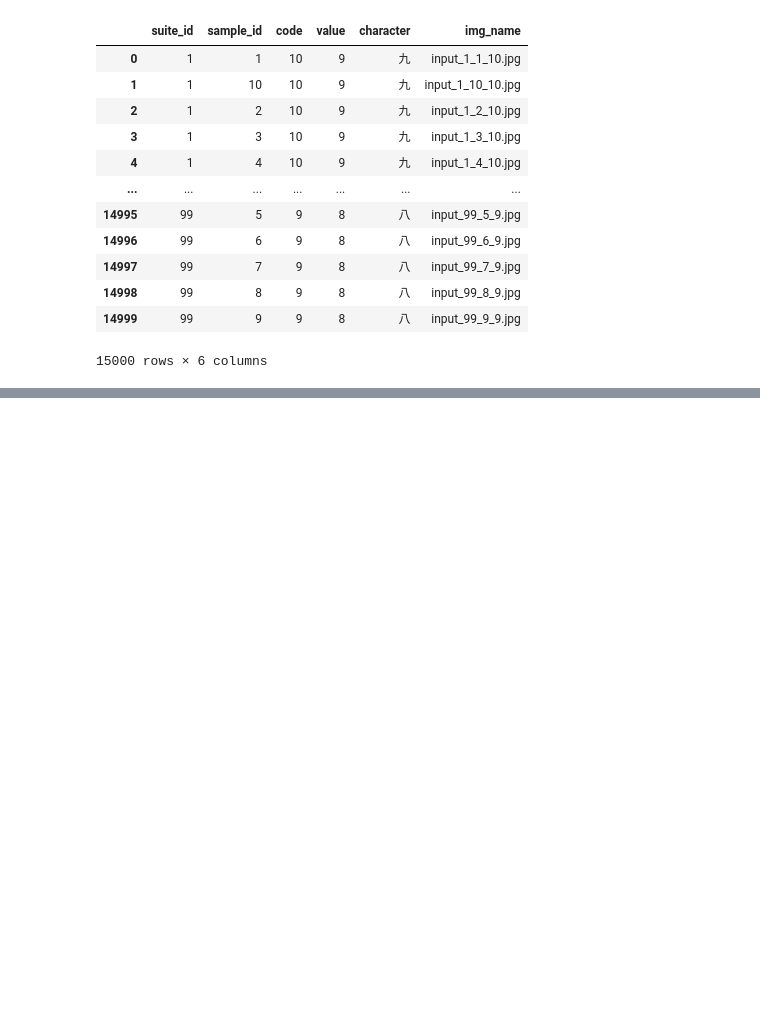
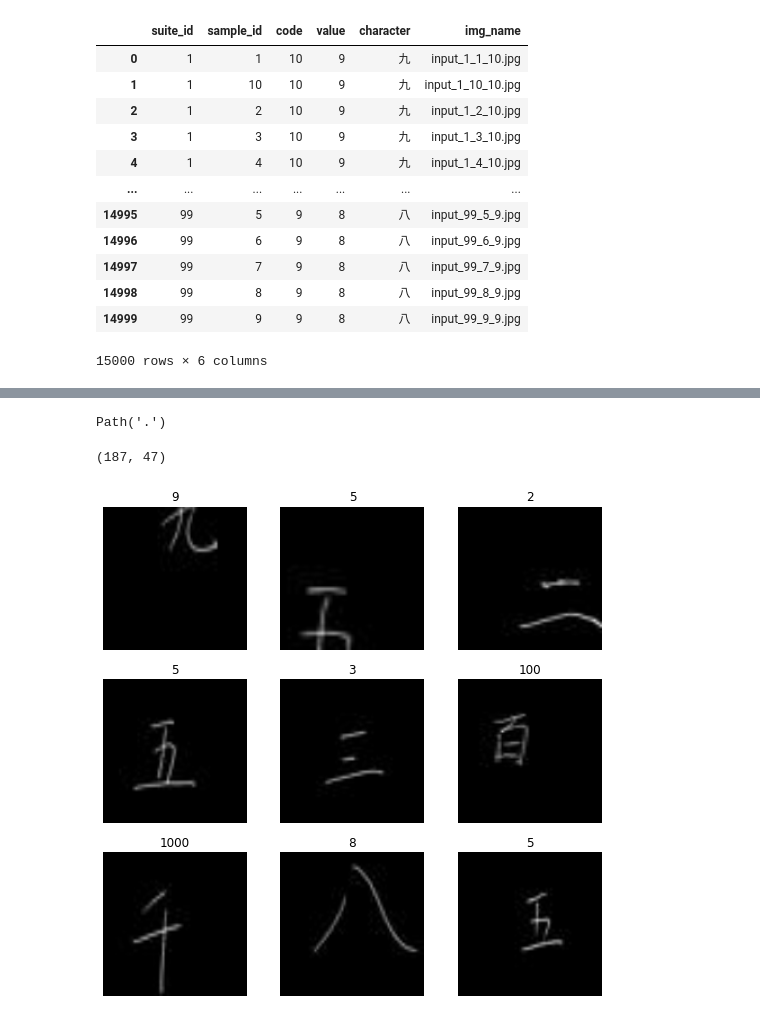
Before and after one commit to Aravinda89/Image-Classificatio-from-Scratch, a Jupyter notebook: CH_MNIST.ipynb, the cells around one changed output, grey strips where cells are left out. Cells and saved outputs as stored; diff of their text form; code cells hidden in the pictures; blank space fills up the shorter version.

```diff
--- a/CH_MNIST.ipynb
+++ b/CH_MNIST.ipynb
@@ -59,0 +80,24 @@ df
+# %%
+path
+# %% [output]
+Path('.')
+# %%
+def get_x(r): return path/r['img_name']
+
+def get_y(r): return r['value'].astype(str).split(" ")
+# %%
+dblock = DataBlock(blocks=(ImageBlock, MultiCategoryBlock),
+                   splitter = RandomSplitter(valid_pct=0.2, seed=66),
+                   get_x = get_x,
+                   get_y = get_y,
+                   item_tfms = RandomResizedCrop(128, min_scale=0.35))
+
+dls = dblock.dataloaders(df)
+# %%
+len(dls.train), len(dls.valid)
+# %% [output]
+(187, 47)
+# %%
+dls.show_batch()
+# %% [output]
+[figure, added]
```
Also changed, not shown: parts of 2 cells of this notebook.
